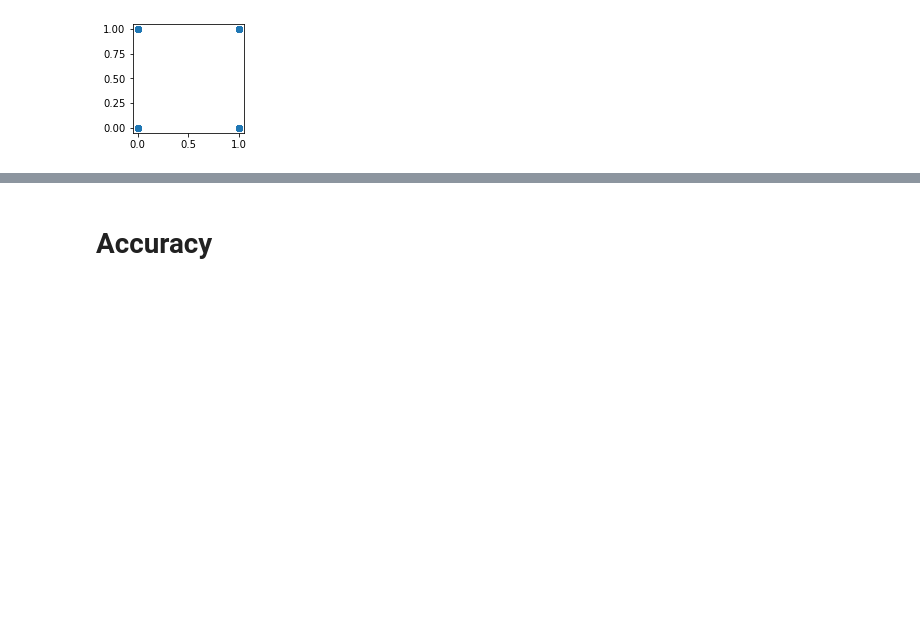
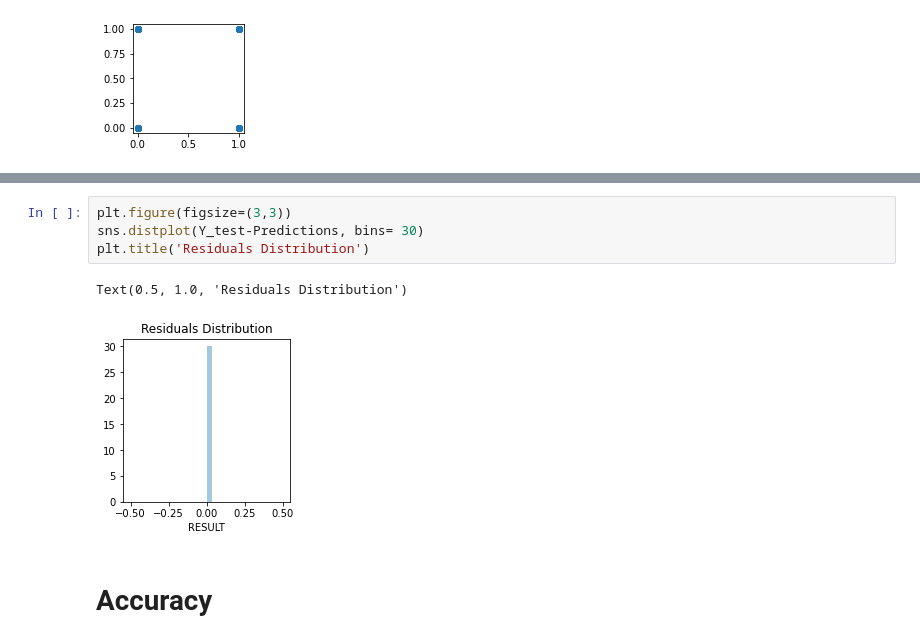
Before and after one commit to ujjwalprakash25/Flight_Delay_Prediction, a Jupyter notebook: Fights_mission04.ipynb, the cells around one changed output, grey strips where cells are left out. Drawn from its saved outputs; the diff is of its cells as text; blank space fills up the shorter version.

```diff
--- a/Fights_mission04.ipynb
+++ b/Fights_mission04.ipynb
@@ -297,3 +299,10 @@ sns.distplot(Y_test-Predictions)
+# %%
+plt.figure(figsize=(3,3))
+sns.distplot(Y_test-Predictions, bins= 30)
+plt.title('Residuals Distribution')
+# %% [output]
+Text(0.5, 1.0, 'Residuals Distribution')
+[figure, added]
 # %% [markdown]
 # Accuracy
 # %% [markdown]
```
Also changed, not shown: parts of 12 cells of this notebook.
